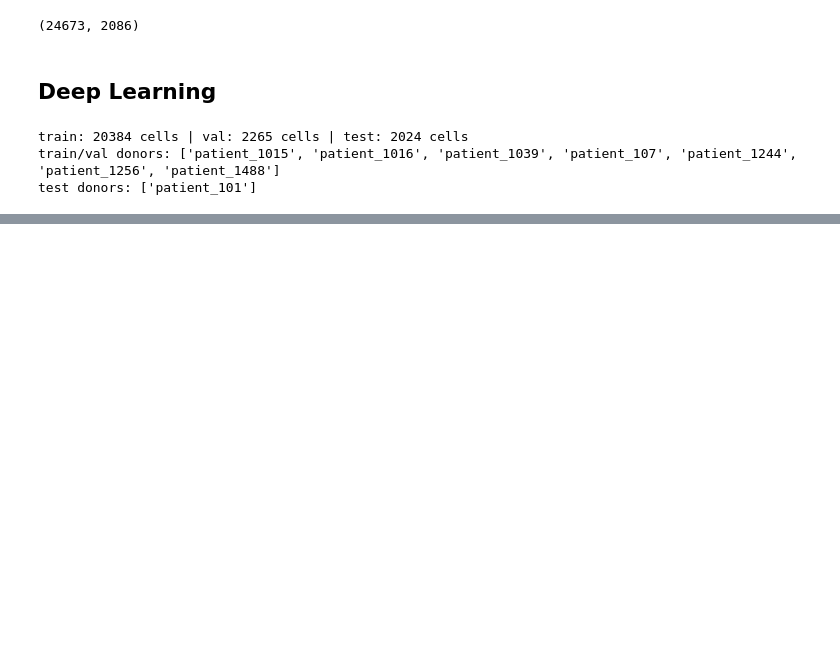
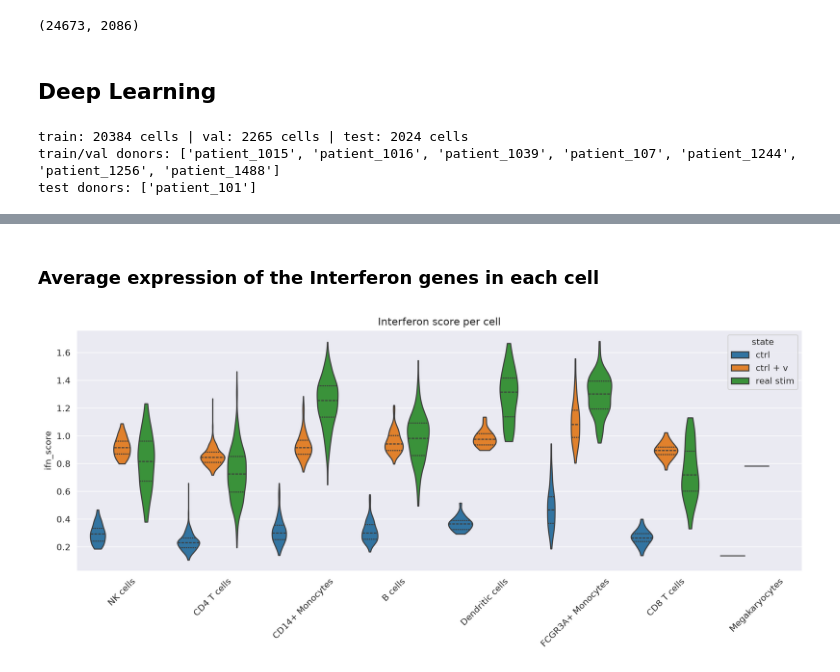
Before and after one commit to theairbend3r/single-cell-interp, a Jupyter notebook: notebooks/nb.ipynb, the cells around one changed output, grey strips where cells are left out. Drawn from its saved outputs; the diff is of its cells as text; code cells hidden in the pictures; blank space fills up the shorter version.

```diff
--- a/notebooks/nb.ipynb
+++ b/notebooks/nb.ipynb
@@ -433,0 +434,11 @@ test MSE for held-out donor: 0.1279
+# %%
+v_t = torch.tensor(v, device=device, dtype=torch.float32)
+with torch.no_grad():
+    h_c = torch.tensor(h_ctrl_test, device=device)
+    x_base = model.dec(h_c).cpu().numpy()  # decoded ctrl (before)
+    x_steer = model.dec(h_c + v_t).cpu().numpy()  # decoded ctrl + v (after)
+
+x_real_stim = x_all[idx_stim_test].numpy()  # real stimulated cells
+ctypes = ad.obs["cell_type"].astype(str).to_numpy()
+gene_names = ad.var_names.to_numpy()
+isg_idx = np.where(np.isin(gene_names, genes_ISG))[0]
@@ -433,0 +492,47 @@ test MSE for held-out donor: 0.1279
+# %% [markdown]
+### Average expression of the Interferon genes in each cell
+# %%
+def _():
+    score = lambda M: M[:, isg_idx].mean(1)
+    df = pl.concat(
+        [
+            pl.DataFrame(
+                {
+                    "cell_type": ctypes[idx_ctrl_test],
+                    "state": "ctrl",
+                    "ifn_score": score(x_base),
+                }
+            ),
+            pl.DataFrame(
+                {
+                    "cell_type": ctypes[idx_ctrl_test],
+                    "state": "ctrl + v",
+                    "ifn_score": score(x_steer),
+                }
+            ),
+            pl.DataFrame(
+                {
+                    "cell_type": ctypes[idx_stim_test],
+                    "state": "real stim",
+                    "ifn_score": score(x_real_stim),
+                }
+            ),
+        ]
+    )
+    fig, ax = plt.subplots(figsize=(15, 5))
+    sns.violinplot(
+        df.to_pandas(),
+        x="cell_type",
+        y="ifn_score",
+        hue="state",
+        cut=0,
+        inner="quartile",
+        ax=ax,
+    )
+    ax.tick_params(axis="x", labelrotation=45)
+    ax.set(xlabel="", title="Interferon score per cell")
+    return fig
+
+_()
+# %% [output]
+[figure, added]
```
Also changed, not shown: parts of 18 cells of this notebook, 1 other file.
